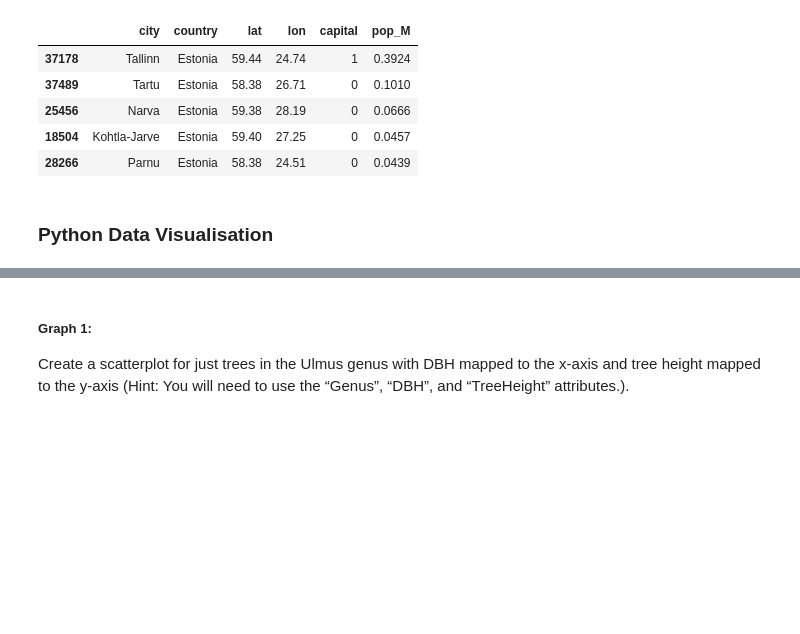
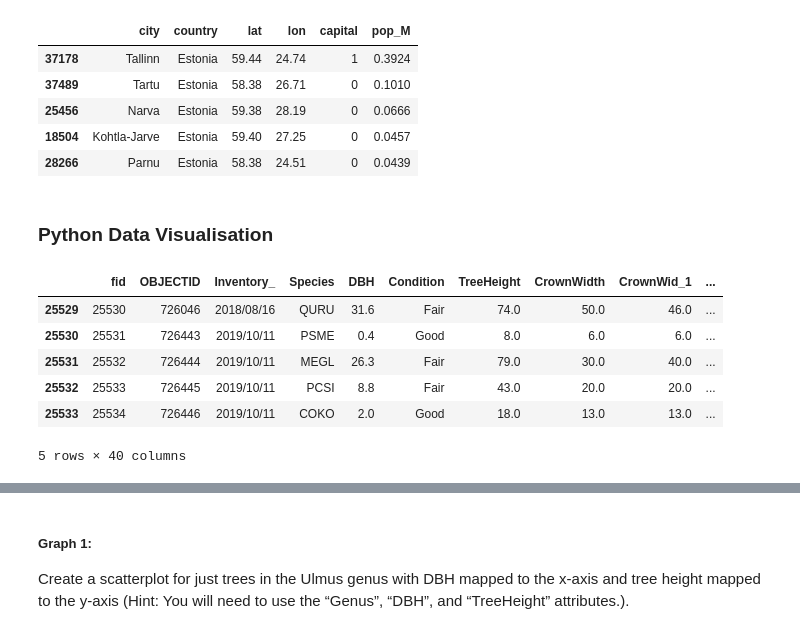
Before and after one commit to TomLE14/PY4SA23_Assignment, a Jupyter notebook: Assignment No 2 - Tom Lewis-Evans.ipynb, the cells around one changed output, grey strips where cells are left out. Drawn from its saved outputs; the diff is of its cells as text; code cells hidden in the pictures; blank space fills up the shorter version.

```diff
--- a/Assignment No 2 - Tom Lewis-Evans.ipynb
+++ b/Assignment No 2 - Tom Lewis-Evans.ipynb
@@ -273,3 +261,22 @@ subset_query7.nlargest(5, ['pop_M'])
 | 28266 | Parnu | Estonia | 58.38 | 24.51 | 0 | 0.0439 |
 # %% [markdown]
 ### Python Data Visualisation
+# %%
+# Importing matplotlib
+
+import numpy as np
+import pandas as pd
+import matplotlib.pyplot as plt
+%matplotlib inline
+plt.rcParams['figure.figsize'] = [10, 8]
+trees_df1 = pd.read_csv("portland_park_trees.csv", sep=",", header=0, encoding="ISO-8859-1")
+trees_df1.columns =[column.replace(" ", "_") for column in trees_df1.columns]  # Removing any spaces in the column names using list comprehension.
+trees_df1.tail(5)
+# %% [output]
+|  | fid | OBJECTID | Inventory_ | Species | DBH | Condition | TreeHeight | CrownWidth | CrownWid_1 | ... |
+| 25529 | 25530 | 726046 | 2018/08/16 | QURU | 31.6 | Fair | 74.0 | 50.0 | 46.0 | ... |
+| 25530 | 25531 | 726443 | 2019/10/11 | PSME | 0.4 | Good | 8.0 | 6.0 | 6.0 | ... |
+| 25531 | 25532 | 726444 | 2019/10/11 | MEGL | 26.3 | Fair | 79.0 | 30.0 | 40.0 | ... |
+| 25532 | 25533 | 726445 | 2019/10/11 | PCSI | 8.8 | Fair | 43.0 | 20.0 | 20.0 | ... |
+| 25533 | 25534 | 726446 | 2019/10/11 | COKO | 2.0 | Good | 18.0 | 13.0 | 13.0 | ... |
+5 rows × 40 columns
```
Also changed, not shown: parts of 6 cells of this notebook.
